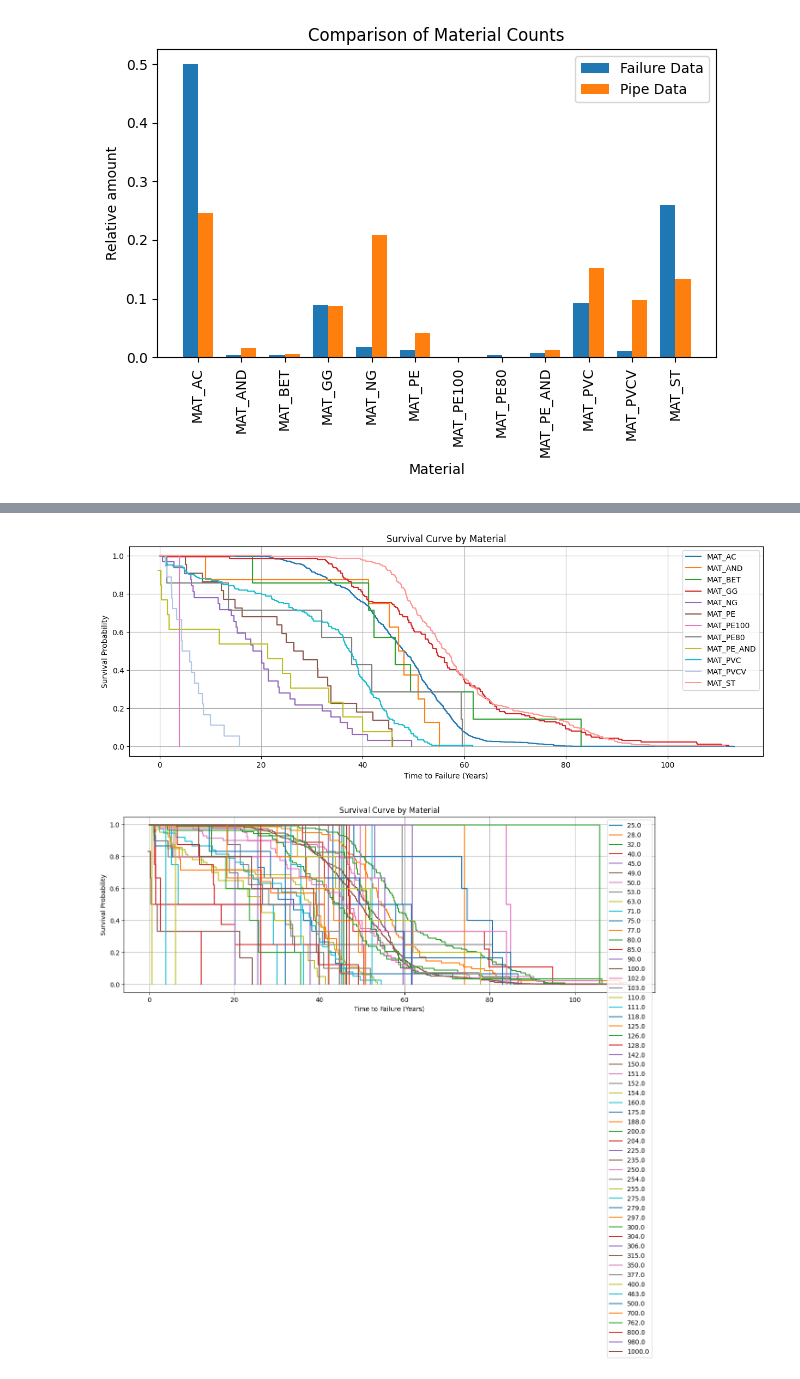
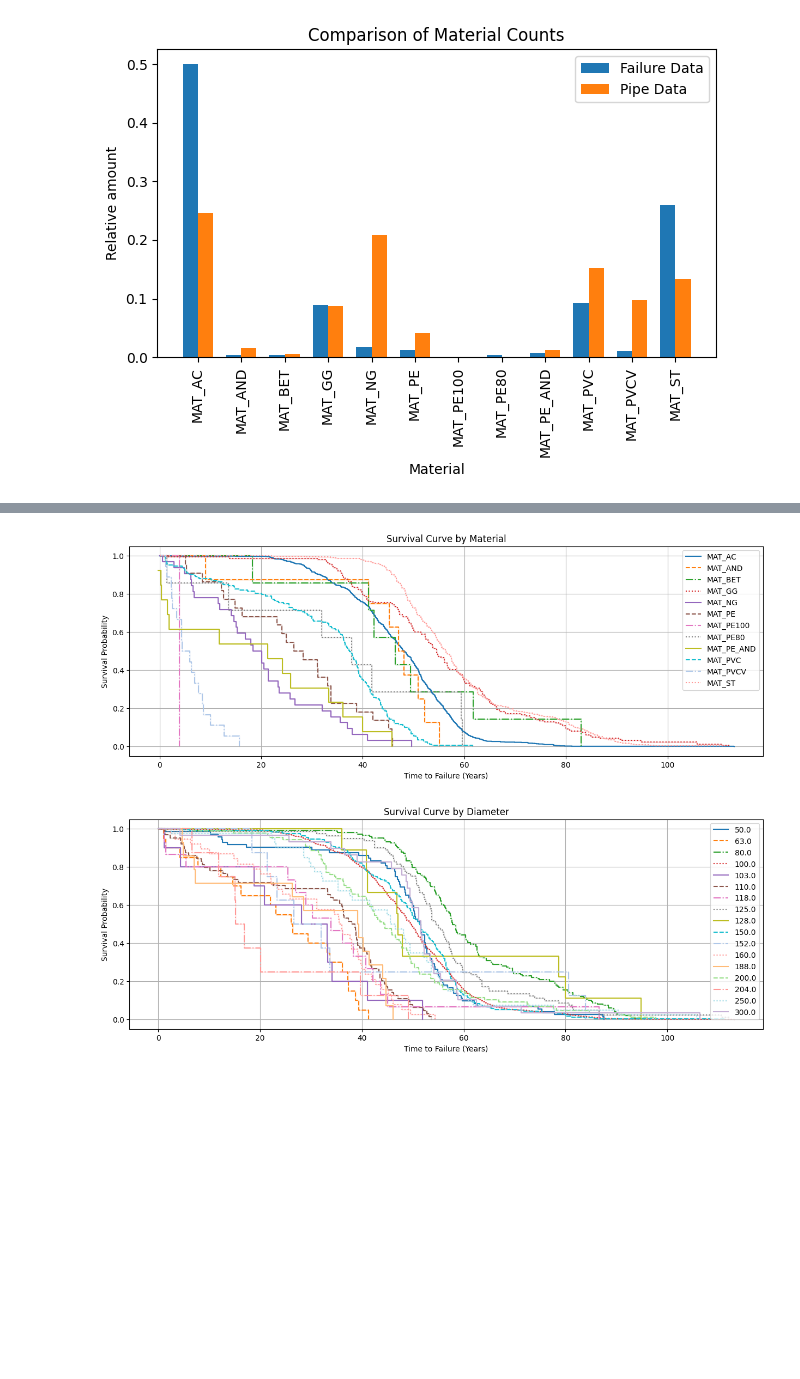
Before and after one commit to jipsteiger/ENVM1601, a Jupyter notebook: Failure_modelling/week3.ipynb, the cells around one changed output, grey strips where cells are left out. Saved outputs shown, nothing was run; the diff lists cells and outputs as text; code cells hidden in the pictures; blank space fills up the shorter version.

```diff
--- a/Failure_modelling/week3.ipynb
+++ b/Failure_modelling/week3.ipynb
@@ -62,33 +55,57 @@ for i in [2010, 2011, 2012, 2013, 2014, 2015, 2016, 2017, 2018, 2019]:
 failure_data['Time_to_Failure'] = (pd.to_datetime(failure_data['storing_melddatum']) - pd.to_datetime(failure_data['storing_aanlegjaar'])).dt.days /365.25
 kmf = KaplanMeierFitter()
 
-colors = ['#1f77b4', '#ff7f0e', '#2ca02c', '#d62728', '#9467bd', '#8c564b', '#e377c2', '#7f7f7f', '#bcbd22', '#17becf', '#aec7e8', '#ff9896']
+# Define colors and line styles
+colors = ['#1f77b4', '#ff7f0e', '#2ca02c', '#d62728', '#9467bd',
+          '#8c564b', '#e377c2', '#7f7f7f', '#bcbd22', '#17becf',
+          '#aec7e8', '#ff9896', '#ffbb78', '#98df8a', '#ff9896',
+          '#9edae5', '#c5b0d5']
+line_styles = ['-', '--', '-.', ':']
 
+# Create a cycle iterator for both colors and line styles
+color_cycle = cycle(colors)
+line_style_cycle = cycle(line_styles)
 plt.figure(figsize=(15,5))
 for i, (material, group) in enumerate(failure_data.groupby('storing_materiaal')):
     kmf.fit(group['Time_to_Failure'], event_observed=(group['storing_melddatum'].notnull()), label=material, alpha=1)
-    kmf.plot(color=colors[i])
+    color = next(color_cycle)
+    line_style = next(line_style_cycle)
+    kmf.plot(color=color, linestyle=line_style, label=material)
 plt.title('Survival Curve by Material')
 plt.xlabel('Time to Failure (Years)')
 plt.ylabel('Survival Probability')
 plt.grid()
 plt.show()
 # %% [output]
-[figure, old version]
+[figure, new version]
 # %%
 failure_data['Time_to_Failure'] = (pd.to_datetime(failure_data['storing_melddatum']) - pd.to_datetime(failure_data['storing_aanlegjaar'])).dt.days /365.25
+failure_data_filtered = failure_data.groupby('storing_diameter').filter(lambda x: len(x) >= 8)
 kmf = KaplanMeierFitter()
 
-# colors = ['#1f77b4', '#ff7f0e', '#2ca02c', '#d62728', '#9467bd', '#8c564b', '#e377c2', '#7f7f7f', '#bcbd22', '#17becf', '#aec7e8', '#ff9896']
 
-plt.figure(figsize=(15,5))
-for i, (material, group) in enumerate(failure_data.groupby('storing_diameter')):
+# Define colors and line styles
+colors = ['#1f77b4', '#ff7f0e', '#2ca02c', '#d62728', '#9467bd',
+          '#8c564b', '#e377c2', '#7f7f7f', '#bcbd22', '#17becf',
+          '#aec7e8', '#ff9896', '#ffbb78', '#98df8a', '#ff9896',
+          '#9edae5', '#c5b0d5']
+line_styles = ['-', '--', '-.', ':']
+
+# Create a cycle iterator for both colors and line styles
+color_cycle = cycle(colors)
+line_style_cycle = cycle(line_styles)
+
+plt.figure(figsize=(15, 5))
+for i, (material, group) in enumerate(failure_data_filtered.groupby('storing_diameter')):
     kmf.fit(group['Time_to_Failure'], event_observed=(group['storing_melddatum'].notnull()), label=material, alpha=1)
-    kmf.plot()
-plt.title('Survival Curve by Material')
+    color = next(color_cycle)
+    line_style = next(line_style_cycle)
+    kmf.plot(color=color, linestyle=line_style, label=material)
+
+plt.title('Survival Curve by Diameter')
 plt.xlabel('Time to Failure (Years)')
 plt.ylabel('Survival Probability')
 plt.grid()
 plt.show()
 # %% [output]
-[figure, old version]
+[figure, new version]
```
Also changed, not shown: parts of 8 cells of this notebook, 1 other file.
